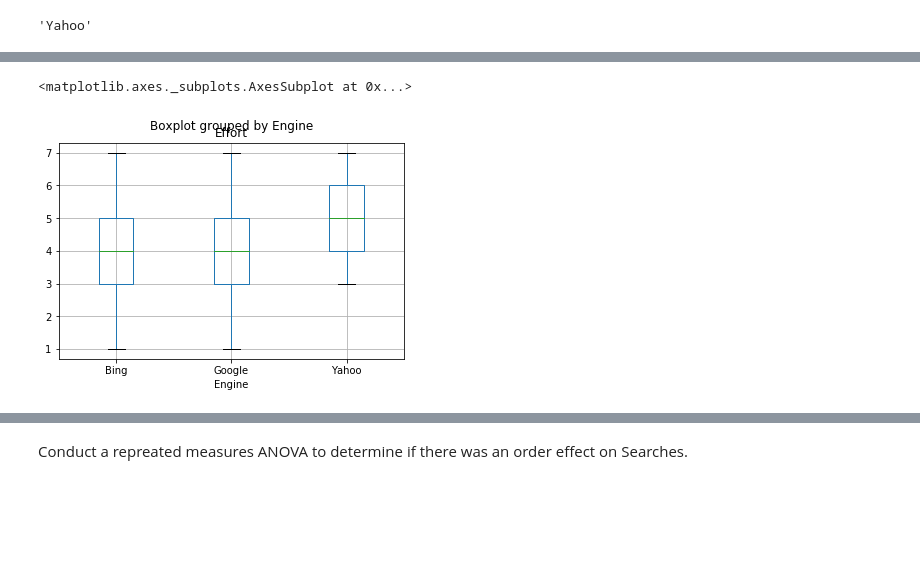
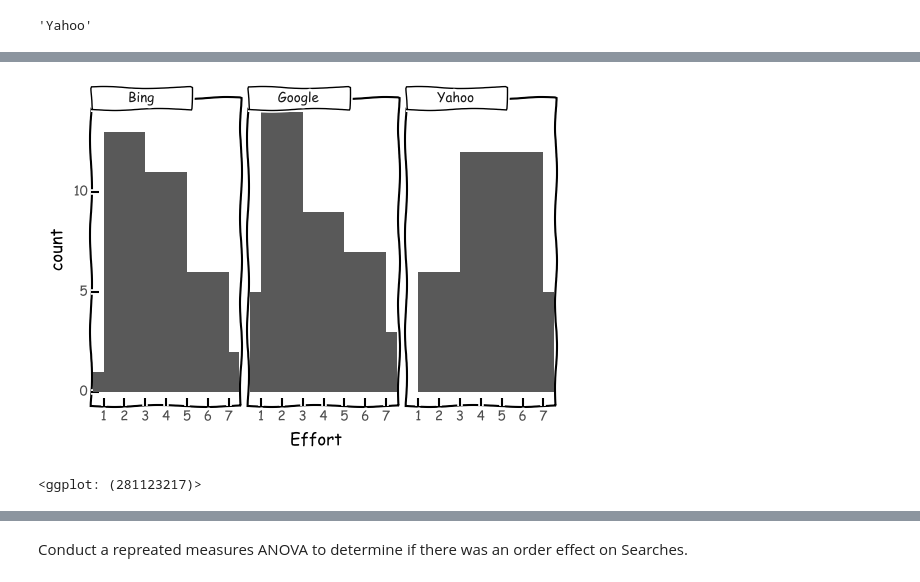
Before and after one commit to roland-hochmuth/designexperiments, a Jupyter notebook: week-6.ipynb, the cells around one changed output, grey strips where cells are left out. Cells and saved outputs as stored; diff of their text form; code cells hidden in the pictures; blank space fills up the shorter version.

```diff
--- a/week-6.ipynb
+++ b/week-6.ipynb
@@ -168,5 +173,12 @@ array([[<matplotlib.axes._subplots.AxesSubplot object at 0x...>,
-# %%
-df.boxplot(column='Effort', by='Engine')
-# %% [output]
-<matplotlib.axes._subplots.AxesSubplot at 0x...>
-[figure, removed]
+# %%
+(
+    ggplot(df) +
+    aes(x='Effort') +
+    geom_histogram(binwidth=2) +
+    stat_bin(bins=7) +
+    facet_wrap('~Engine') +
+    theme_xkcd()
+)
+# %% [output]
+[figure, added]
+<ggplot: (281123217)>
```
Also changed, not shown: parts of 27 cells of this notebook.
